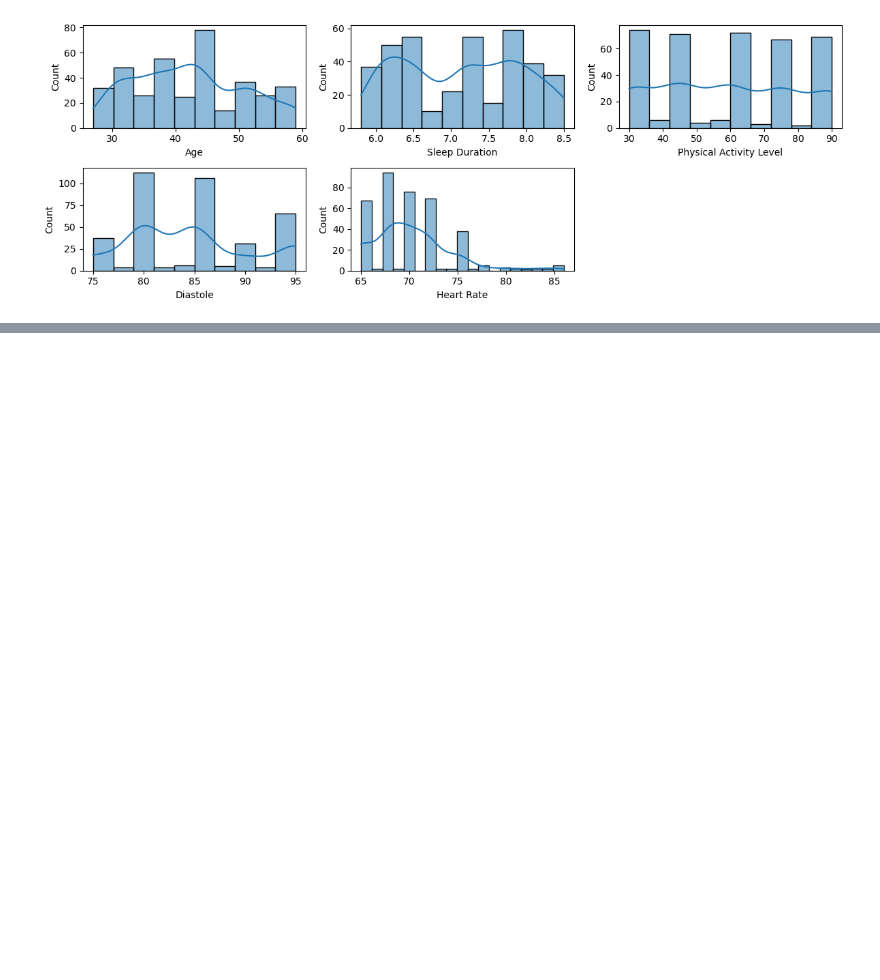
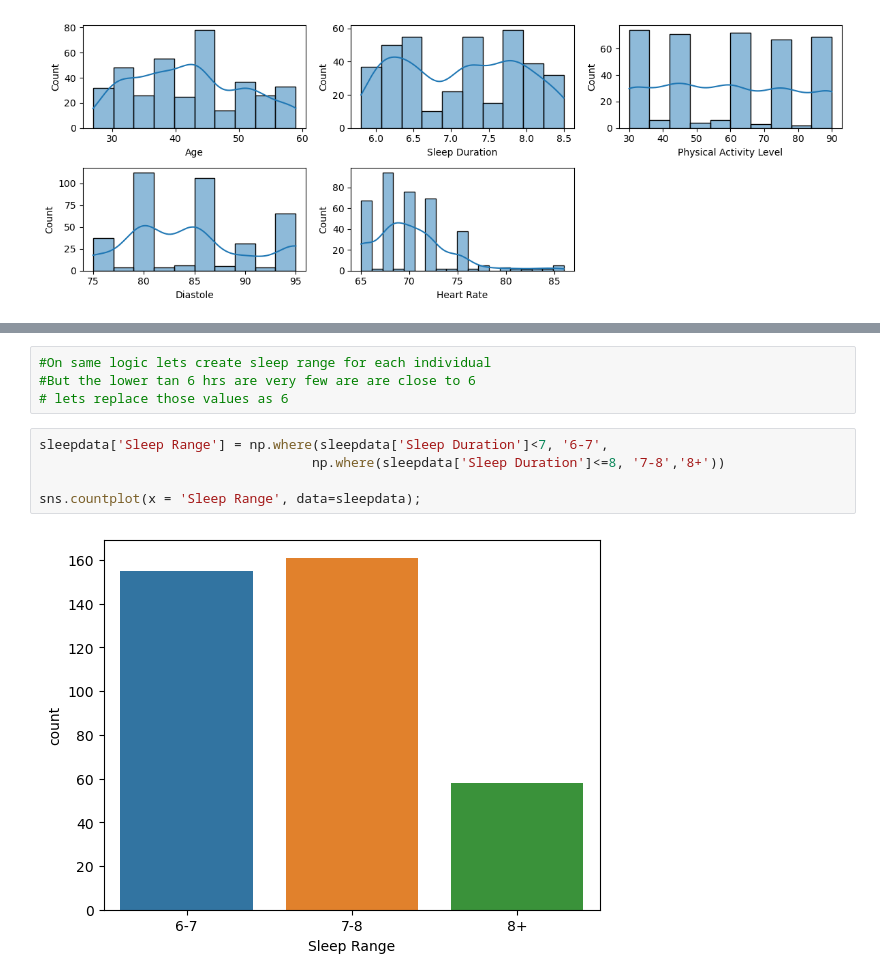
Before and after one commit to debhere/Sleep-Disorder, a Jupyter notebook: Sleep Disorder.ipynb, the cells around one changed output, grey strips where cells are left out. Drawn from its saved outputs; the diff is of its cells as text; blank space fills up the shorter version.

```diff
--- a/Sleep Disorder.ipynb
+++ b/Sleep Disorder.ipynb
@@ -358,0 +366,11 @@ Name: BMI Level, dtype: int64
+# %%
+#On same logic lets create sleep range for each individual
+#But the lower tan 6 hrs are very few are are close to 6
+# lets replace those values as 6
+# %%
+sleepdata['Sleep Range'] = np.where(sleepdata['Sleep Duration']<7, '6-7',
+                                   np.where(sleepdata['Sleep Duration']<=8, '7-8','8+'))
+
+sns.countplot(x = 'Sleep Range', data=sleepdata);
+# %% [output]
+[figure, added]
```
Also changed, not shown: parts of 10 cells of this notebook.
